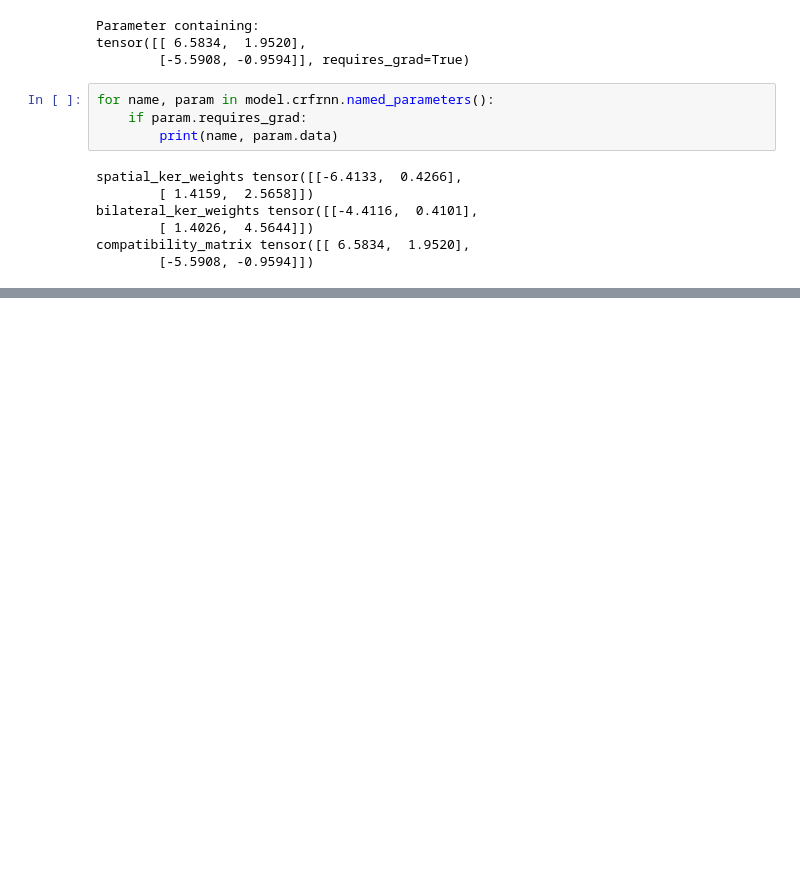
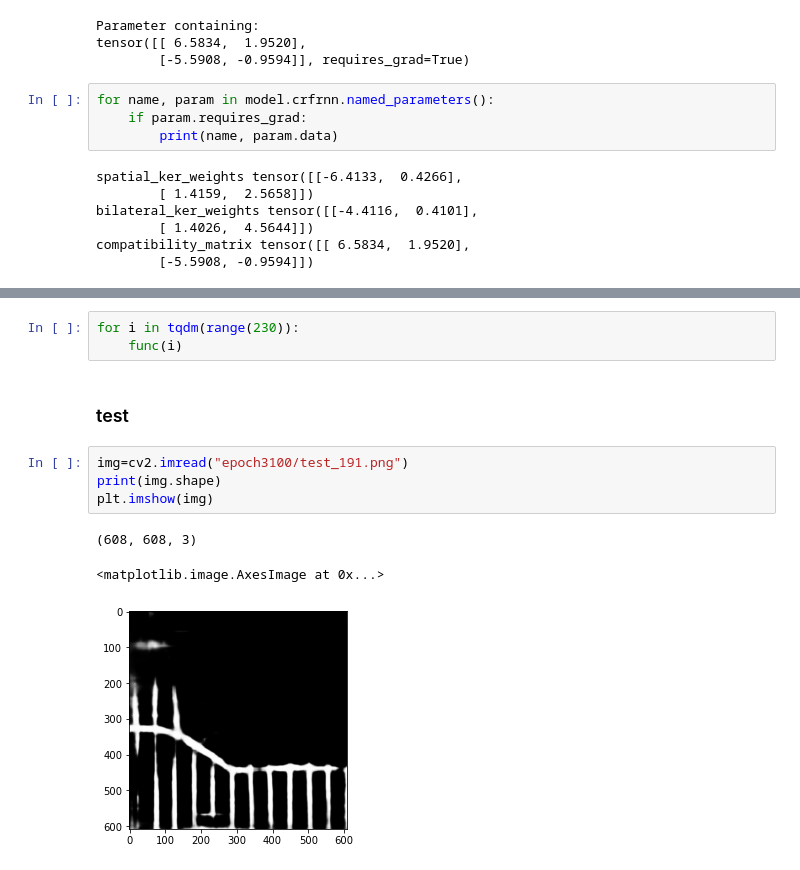
Before and after one commit to CoolPhilChen/cil-road-segmentation-2019, a Jupyter notebook: model/crfasrnn/main.ipynb, the cells around one changed output, grey strips where cells are left out. Cells and saved outputs as stored; diff of their text form; blank space fills up the shorter version.

```diff
--- a/model/crfasrnn/main.ipynb
+++ b/model/crfasrnn/main.ipynb
@@ -223,0 +261,13 @@ compatibility_matrix tensor([[ 6.5834,  1.9520],
+# %%
+for i in tqdm(range(230)):
+    func(i)
+# %% [markdown]
+### test
+# %%
+img=cv2.imread("epoch3100/test_191.png")
+print(img.shape)
+plt.imshow(img)
+# %% [output]
+(608, 608, 3)
+<matplotlib.image.AxesImage at 0x...>
+[figure, added]
```
Also changed, not shown: parts of 14 cells of this notebook.
